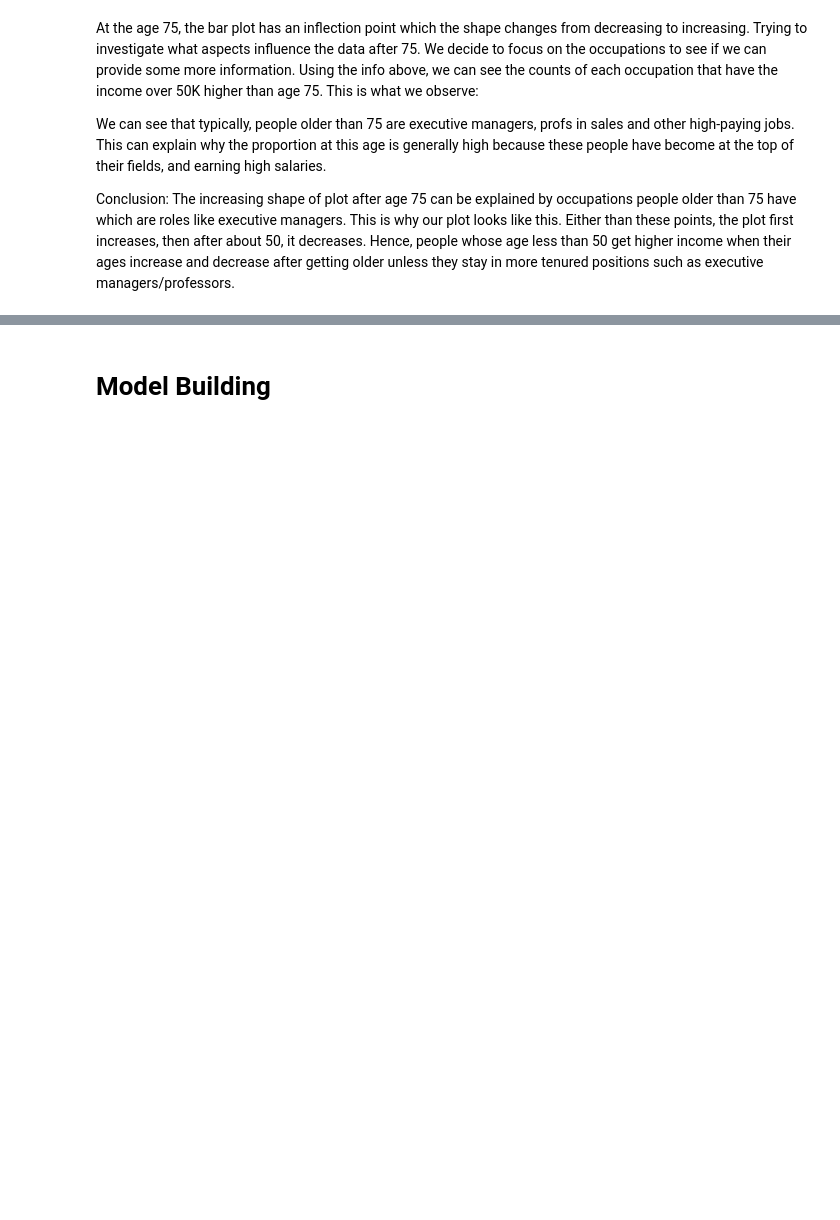
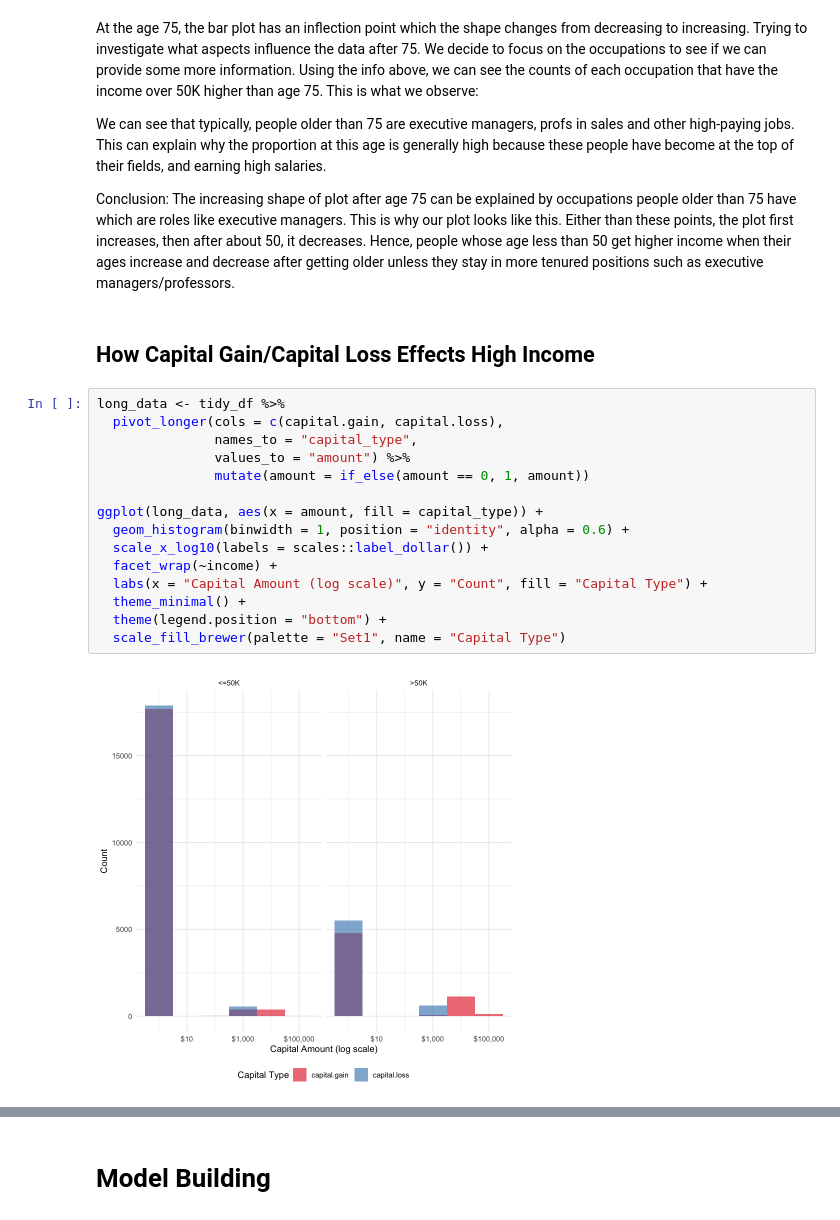
Before and after one commit to calvingdu/dsci100-003-23, a Jupyter notebook: src/project/project.ipynb, the cells around one changed output, grey strips where cells are left out. Saved outputs shown, nothing was run; the diff lists cells and outputs as text; blank space fills up the shorter version.

```diff
--- a/src/project/project.ipynb
+++ b/src/project/project.ipynb
@@ -296,3 +273,22 @@ At the age 75, the bar plot has an inflection point which the shape changes from
 We can see that typically, people older than 75 are executive managers, profs in sales and other high-paying jobs. This can explain why the proportion at this age is generally high because these people have become at the top of their fields, and earning high salaries.
 
 Conclusion: The increasing shape of plot after age 75 can be explained by occupations people older than 75 have which are roles like executive managers. This is why our plot looks like this. Either than these points, the plot first increases, then after about 50, it decreases. Hence, people whose age less than 50 get higher income when their ages increase and decrease after getting older unless they stay in more tenured positions such as executive managers/professors.
+# %% [markdown]
+## How Capital Gain/Capital Loss Effects High Income
+# %%
+long_data <- tidy_df %>%
+  pivot_longer(cols = c(capital.gain, capital.loss),
+               names_to = "capital_type",
+               values_to = "amount") %>%
+               mutate(amount = if_else(amount == 0, 1, amount))
+
+ggplot(long_data, aes(x = amount, fill = capital_type)) +
+  geom_histogram(binwidth = 1, position = "identity", alpha = 0.6) +
+  scale_x_log10(labels = scales::label_dollar()) +
+  facet_wrap(~income) +
+  labs(x = "Capital Amount (log scale)", y = "Count", fill = "Capital Type") +
+  theme_minimal() +
+  theme(legend.position = "bottom") +
+  scale_fill_brewer(palette = "Set1", name = "Capital Type")
+# %% [output]
+[figure, added]
```
Also changed, not shown: parts of 21 cells of this notebook, 1 other file.
